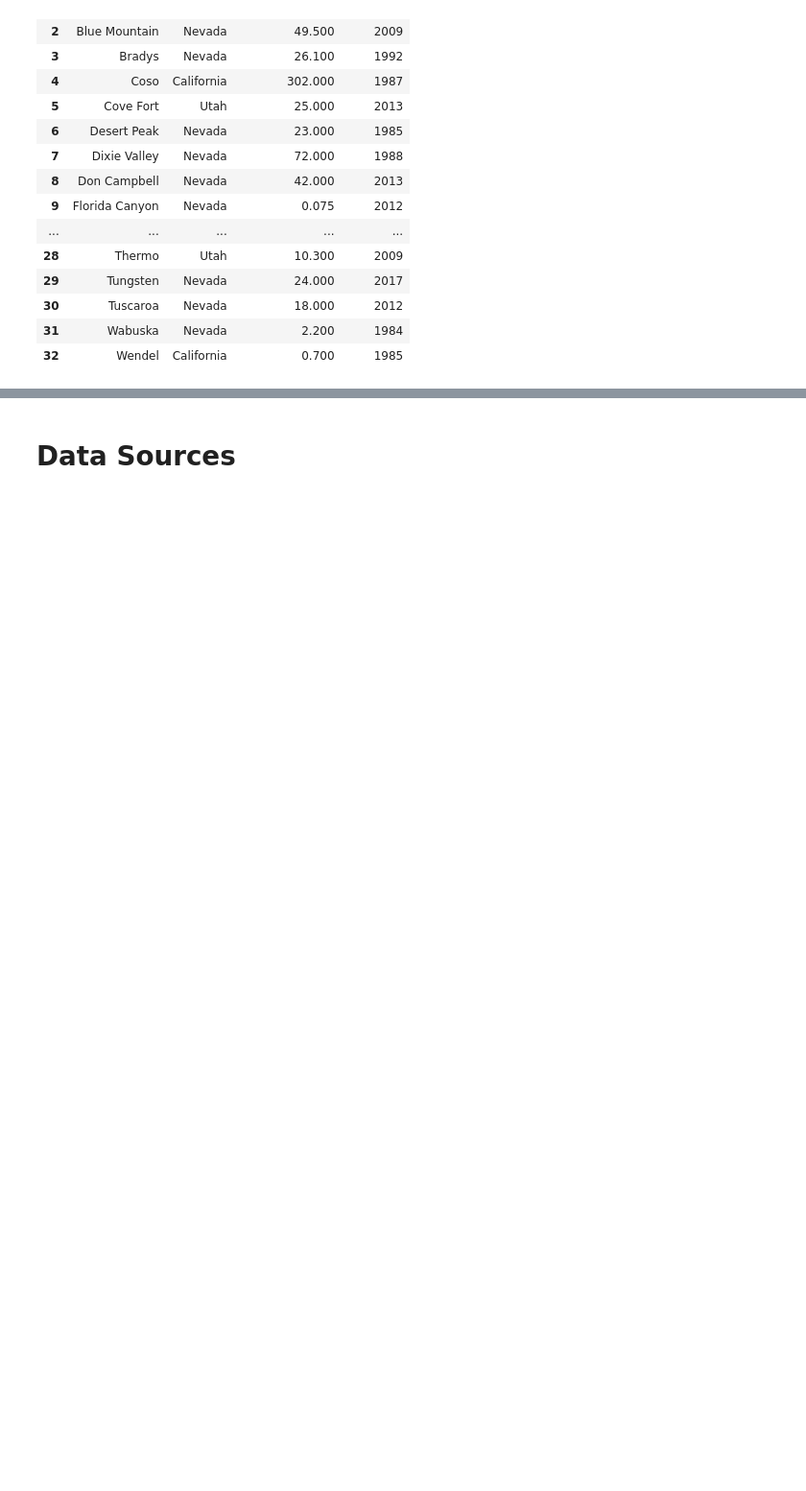
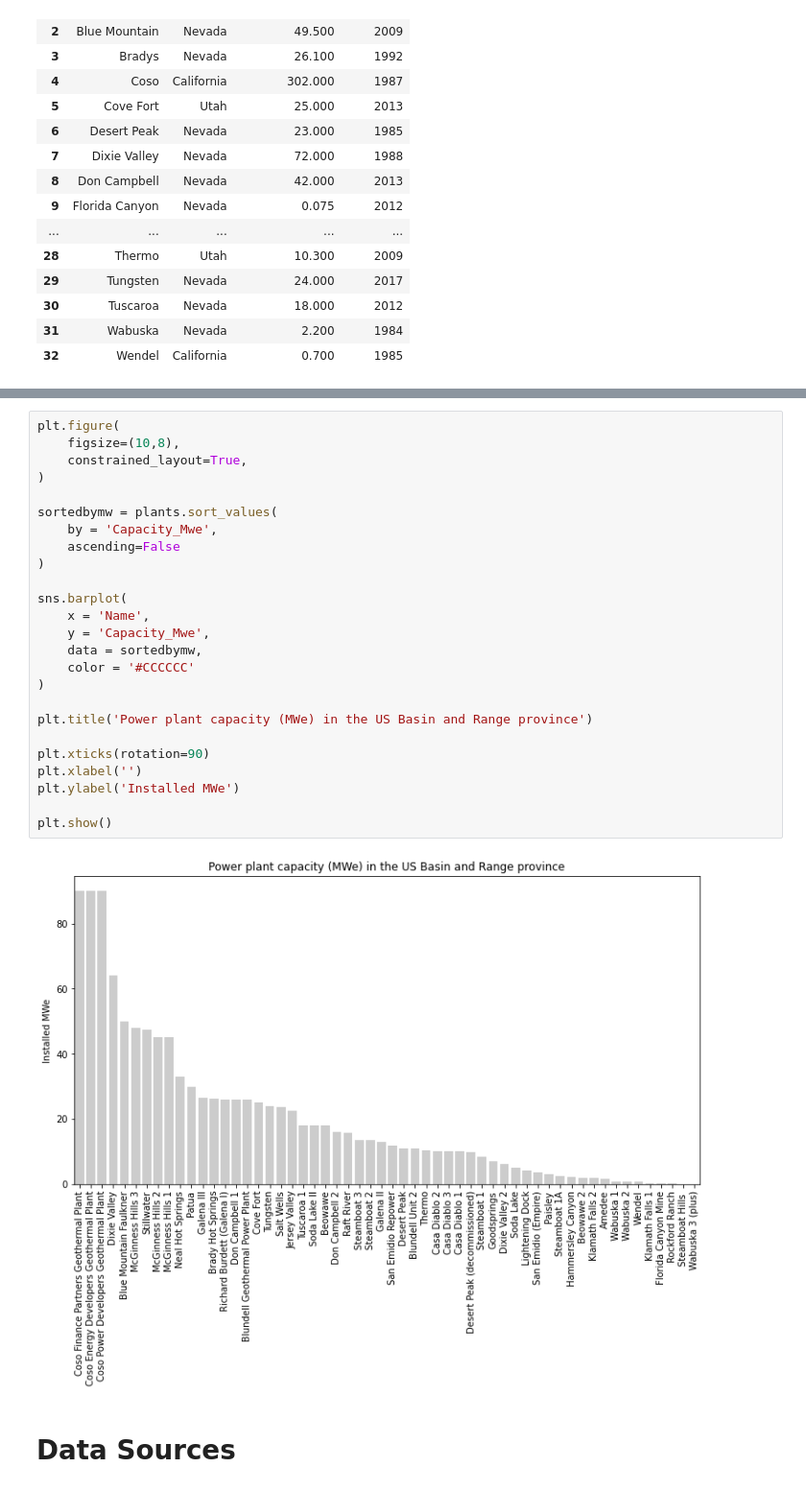
Before and after one commit to ICWallis/geothermal-cookbook, a Jupyter notebook: development-US-Basin-and-Range.ipynb, the cells around one changed output, grey strips where cells are left out. Shown at 96% size. Drawn from its saved outputs; the diff is of its cells as text; blank space fills up the shorter version.

```diff
--- a/development-US-Basin-and-Range.ipynb
+++ b/development-US-Basin-and-Range.ipynb
@@ -59,5 +82,32 @@ plants
 | 53 | Wabuska | Wabuska 2 | 1987 | binary | 0.80 | NaN | NaN | Homestretch Geothermal / Sierra P... |
 | 54 | Wabuska | Wabuska 3 (plus) | 2003 | 4 | NaN | NaN | NaN | Homestretch Geothermal / Sierra P... |
 | 55 | Wendel | Wendel | 1985 | binary | 0.70 | NaN | NaN | Unknown |
+# %%
+plt.figure(
+    figsize=(10,8),
+    constrained_layout=True,
+)
+
+sortedbymw = plants.sort_values(
+    by = 'Capacity_Mwe',
+    ascending=False
+)
+
+sns.barplot(
+    x = 'Name',
+    y = 'Capacity_Mwe',
+    data = sortedbymw,
+    color = '#CCCCCC'
+)
+
+plt.title('Power plant capacity (MWe) in the US Basin and Range province')
+
+plt.xticks(rotation=90)
+plt.xlabel('')
+plt.ylabel('Installed MWe')
+
+plt.show()
+# %% [output]
+[figure, added]
 # %% [markdown]
 # Data Sources
```
Also changed, not shown: parts of 6 cells of this notebook.
